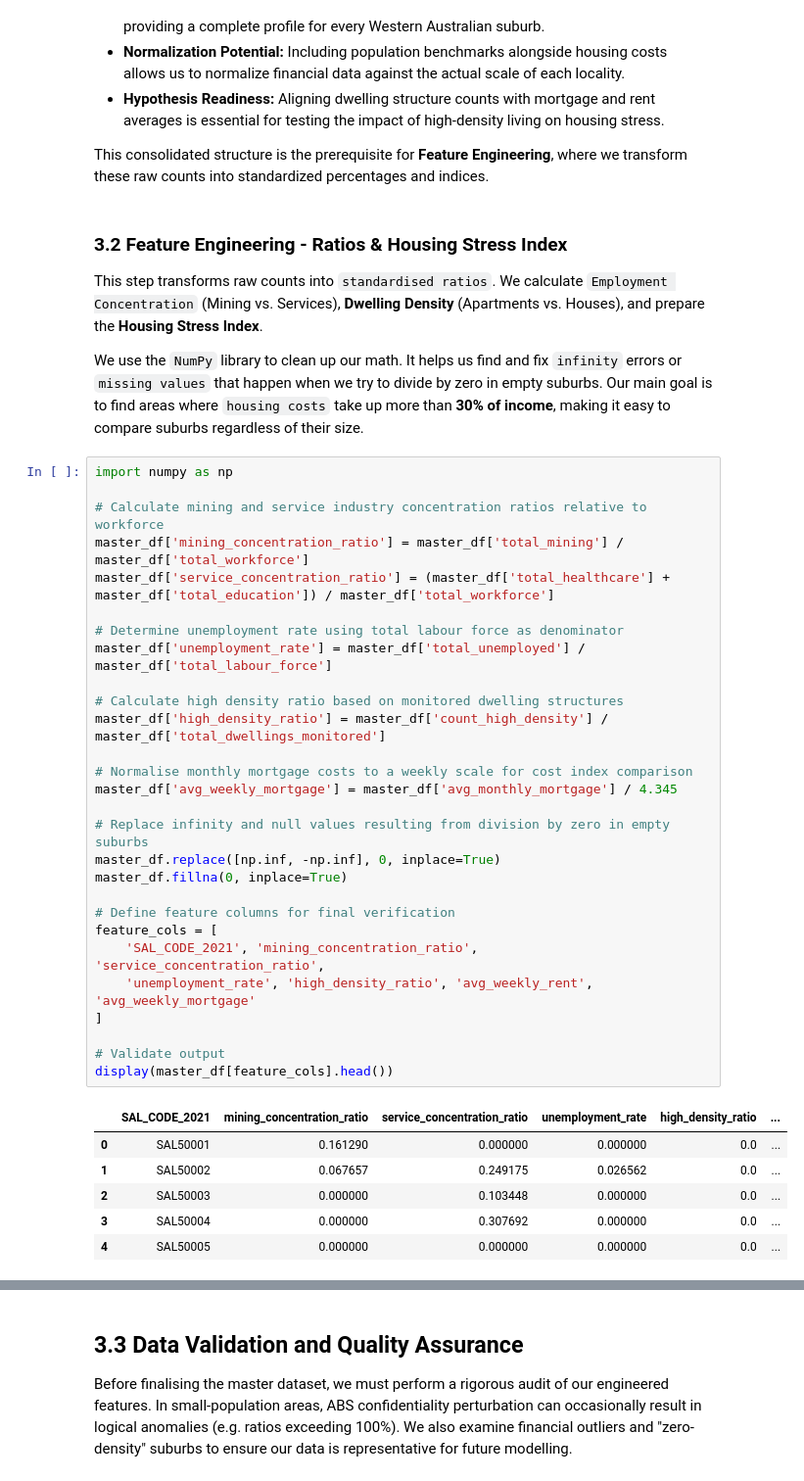
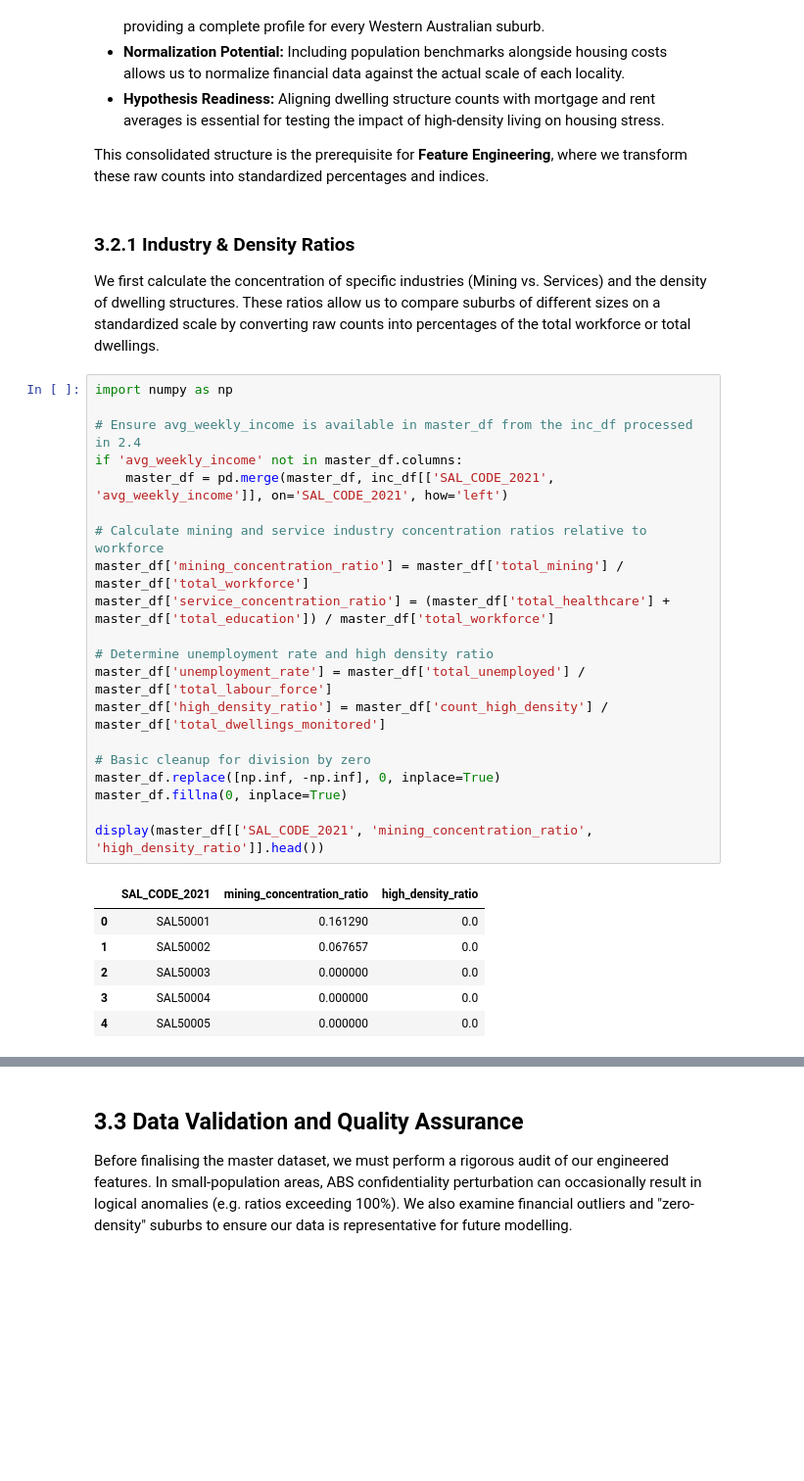
Before and after one commit to GaryUWA/WA-Housing-Model-2021-analysis, a Jupyter notebook: notebooks/01_data_cleaning.ipynb, the cells around one changed output, grey strips where cells are left out. Shown at 98% size. Cells and saved outputs as stored; diff of their text form; blank space fills up the shorter version.

```diff
--- a/notebooks/01_data_cleaning.ipynb
+++ b/notebooks/01_data_cleaning.ipynb
@@ -424,42 +424,33 @@ The `master_df` now serves as the unified source of truth, containing both our e
 
 This consolidated structure is the prerequisite for **Feature Engineering**, where we transform these raw counts into standardized percentages and indices.
 # %% [markdown]
-### 3.2 Feature Engineering - Ratios & Housing Stress Index
-This step transforms raw counts into `standardised ratios`. We calculate `Employment Concentration` (Mining vs. Services), **Dwelling Density** (Apartments vs. Houses), and prepare the **Housing Stress Index**.
+### 3.2.1 Industry & Density Ratios
 
-We use the `NumPy` library to clean up our math. It helps us find and fix `infinity` errors or `missing values` that happen when we try to divide by zero in empty suburbs. Our main goal is to find areas where `housing costs` take up more than **30% of income**, making it easy to compare suburbs regardless of their size.
+We first calculate the concentration of specific industries (Mining vs. Services) and the density of dwelling structures. These ratios allow us to compare suburbs of different sizes on a standardized scale by converting raw counts into percentages of the total workforce or total dwellings.
 # %%
 import numpy as np
+
+# Ensure avg_weekly_income is available in master_df from the inc_df processed in 2.4
+if 'avg_weekly_income' not in master_df.columns:
+    master_df = pd.merge(master_df, inc_df[['SAL_CODE_2021', 'avg_weekly_income']], on='SAL_CODE_2021', how='left')
 
 # Calculate mining and service industry concentration ratios relative to workforce
 master_df['mining_concentration_ratio'] = master_df['total_mining'] / master_df['total_workforce']
 master_df['service_concentration_ratio'] = (master_df['total_healthcare'] + master_df['total_education']) / master_df['total_workforce']
 
-# Determine unemployment rate using total labour force as denominator
+# Determine unemployment rate and high density ratio
 master_df['unemployment_rate'] = master_df['total_unemployed'] / master_df['total_labour_force']
-
-# Calculate high density ratio based on monitored dwelling structures
 master_df['high_density_ratio'] = master_df['count_high_density'] / master_df['total_dwellings_monitored']
 
-# Normalise monthly mortgage costs to a weekly scale for cost index comparison
-master_df['avg_weekly_mortgage'] = master_df['avg_monthly_mortgage'] / 4.345
-
-# Replace infinity and null values resulting from division by zero in empty suburbs
+# Basic cleanup for division by zero
 master_df.replace([np.inf, -np.inf], 0, inplace=True)
 master_df.fillna(0, inplace=True)
 
-# Define feature columns for final verification
-feature_cols = [
-    'SAL_CODE_2021', 'mining_concentration_ratio', 'service_concentration_ratio',
-    'unemployment_rate', 'high_density_ratio', 'avg_weekly_rent', 'avg_weekly_mortgage'
-]
-
-# Validate output
-display(master_df[feature_cols].head())
+display(master_df[['SAL_CODE_2021', 'mining_concentration_ratio', 'high_density_ratio']].head())
 # %% [output]
-|  | SAL_CODE_2021 | mining_concentration_ratio | service_concentration_ratio | unemployment_rate | high_density_ratio | ... |
-| 0 | SAL50001 | 0.161290 | 0.000000 | 0.000000 | 0.0 | ... |
-| 1 | SAL50002 | 0.067657 | 0.249175 | 0.026562 | 0.0 | ... |
-| 2 | SAL50003 | 0.000000 | 0.103448 | 0.000000 | 0.0 | ... |
-| 3 | SAL50004 | 0.000000 | 0.307692 | 0.000000 | 0.0 | ... |
-| 4 | SAL50005 | 0.000000 | 0.000000 | 0.000000 | 0.0 | ... |
+|  | SAL_CODE_2021 | mining_concentration_ratio | high_density_ratio |
+| 0 | SAL50001 | 0.161290 | 0.0 |
+| 1 | SAL50002 | 0.067657 | 0.0 |
+| 2 | SAL50003 | 0.000000 | 0.0 |
+| 3 | SAL50004 | 0.000000 | 0.0 |
+| 4 | SAL50005 | 0.000000 | 0.0 |
```
Also changed, not shown: parts of 3 cells of this notebook.
